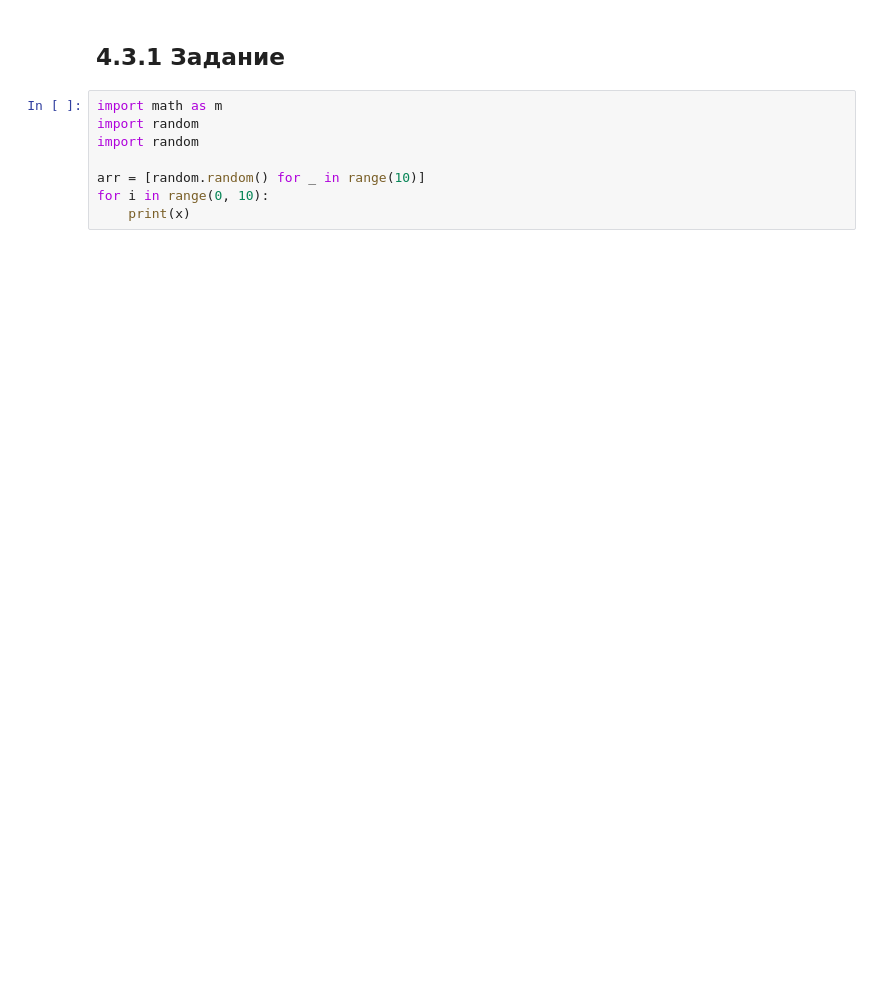
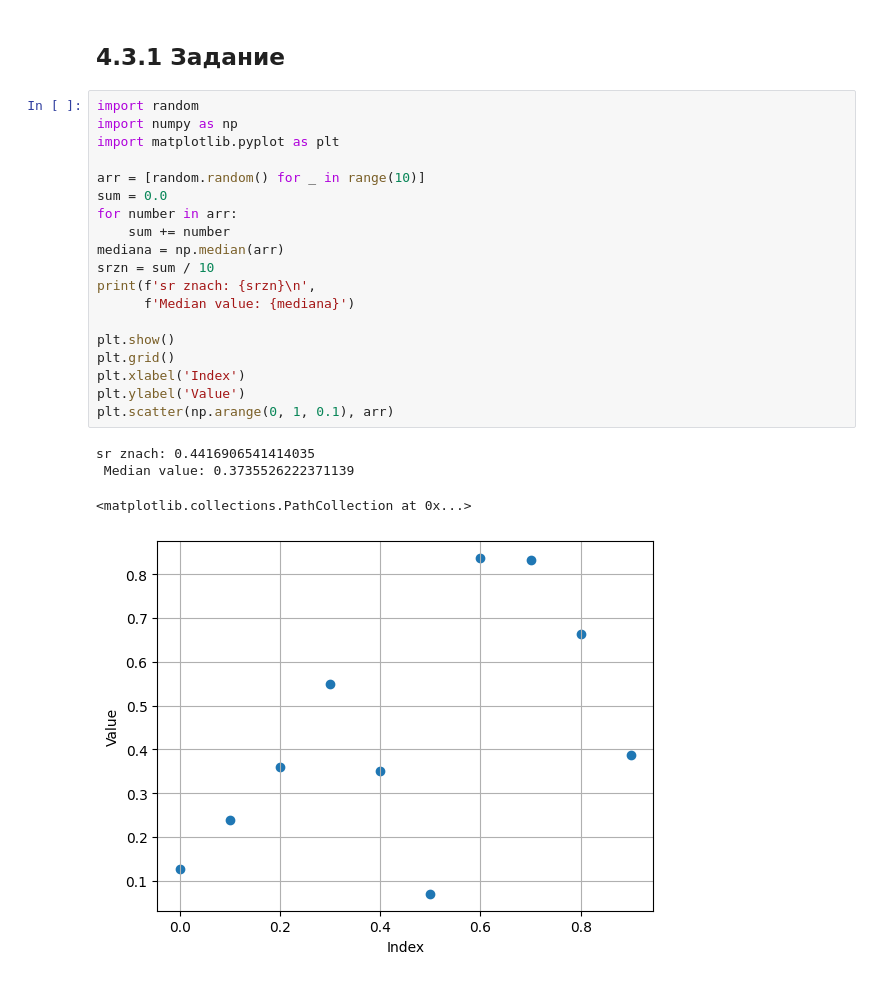
Before and after one commit to ilyamed-mirea/4_AI, a Jupyter notebook: pr1.ipynb, the cells around one changed output. Cells and saved outputs as stored; diff of their text form; blank space fills up the shorter version.

```diff
--- a/pr1.ipynb
+++ b/pr1.ipynb
@@ -215,10 +216,26 @@ plt.scatter(marks, data)
 # %% [markdown]
 ## 4.3.1 Задание
-# %%
-import math as m
-import random
-import random
-
-arr = [random.random() for _ in range(10)]
-for i in range(0, 10):
-    print(x)
+# %%
+import random
+import numpy as np
+import matplotlib.pyplot as plt
+
+arr = [random.random() for _ in range(10)]
+sum = 0.0
+for number in arr:
+    sum += number
+mediana = np.median(arr)
+srzn = sum / 10
+print(f'sr znach: {srzn}\n',
+      f'Median value: {mediana}')
+
+plt.show()
+plt.grid()
+plt.xlabel('Index')
+plt.ylabel('Value')
+plt.scatter(np.arange(0, 1, 0.1), arr)
+# %% [output]
+sr znach: 0.4416906541414035
+ Median value: 0.3735526222371139
+<matplotlib.collections.PathCollection at 0x...>
+[figure, added]
```
Also changed, not shown: parts of 11 cells of this notebook.
